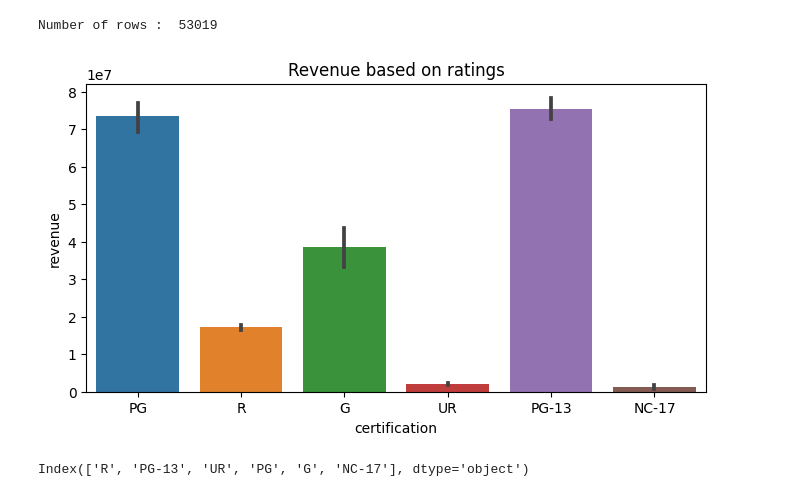
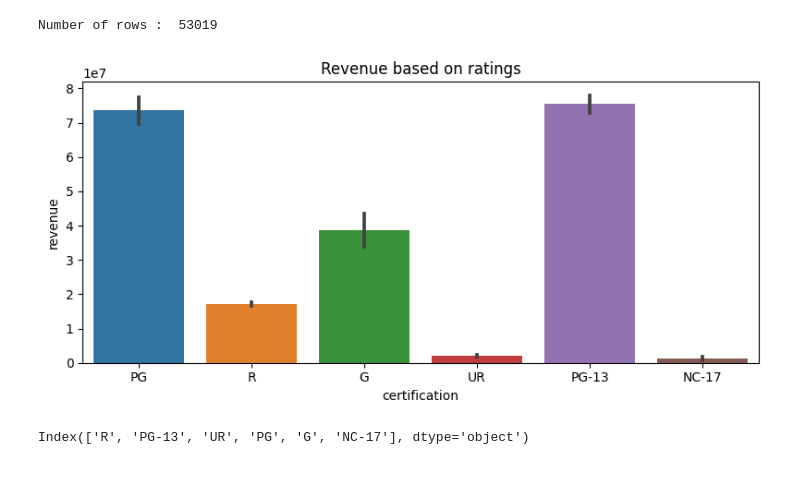
Before and after one commit to zevy613/Final-Project-The-Making-of-a-Successful-Movie, a Jupyter notebook: 5_Hypothesis Testing.ipynb, the cells around one changed output. Drawn from its saved outputs; the diff is of its cells as text; code cells hidden in the pictures.

```diff
--- a/5_Hypothesis Testing.ipynb
+++ b/5_Hypothesis Testing.ipynb
@@ -33,10 +33,11 @@ Number of rows :  53019
 # %%
 fig, ax = plt.subplots(figsize=(8,4))
 ax = sns.barplot(data=df_combined, x='certification', y='revenue', ci=55, ax=ax)
 plt.title("Revenue based on ratings");
+plt.tight_layout()
 plt.savefig('Visuals/barplot_Revenue-Ratings.png', pad_inches=1)
 # %% [output]
-[figure, old version]
+[figure, new version]
 # %%
 # Lets get a list of ratings
 list_of_ratings = df_combined['certification'].value_counts().index
```
Also changed, not shown: parts of 2 cells of this notebook, 11 other files.
